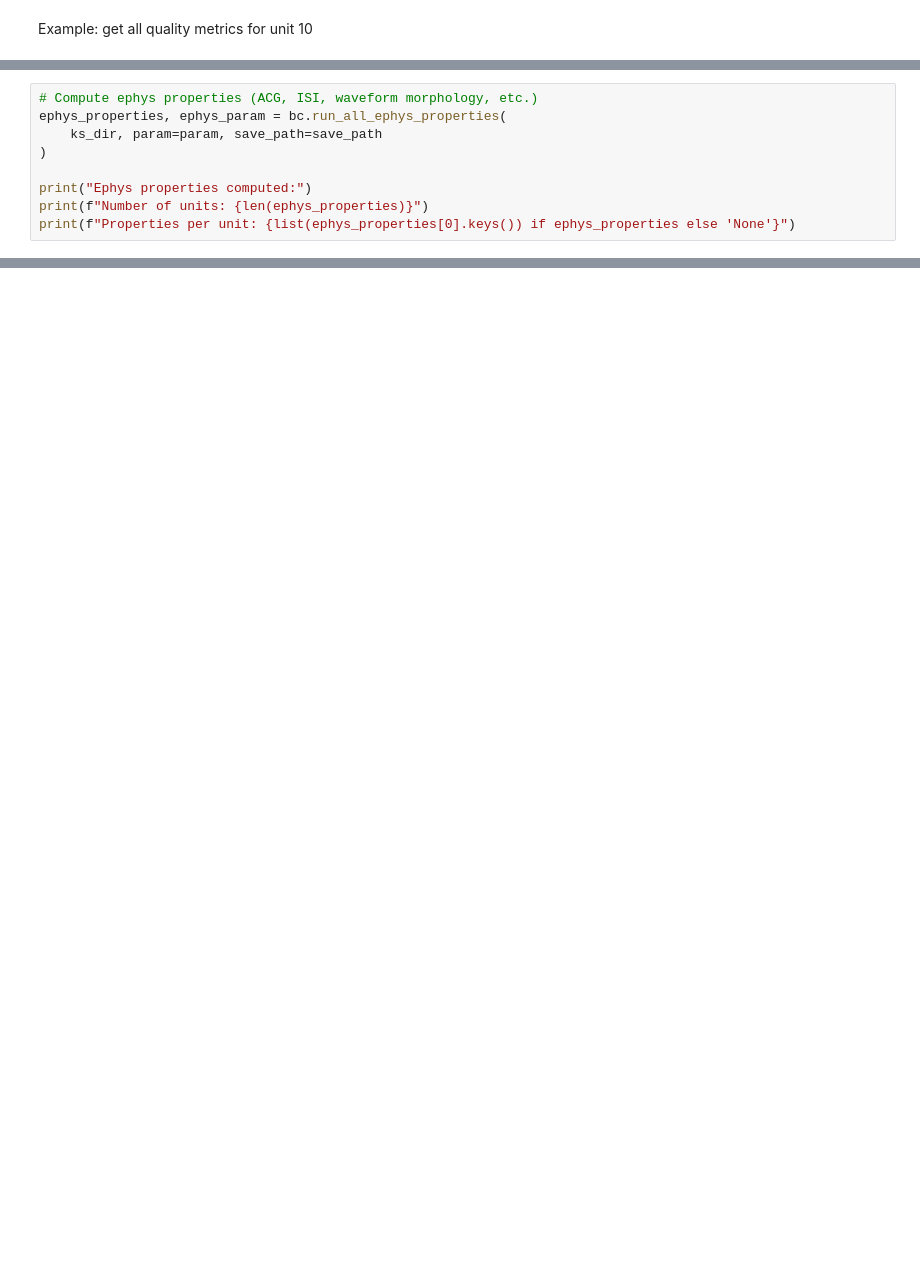
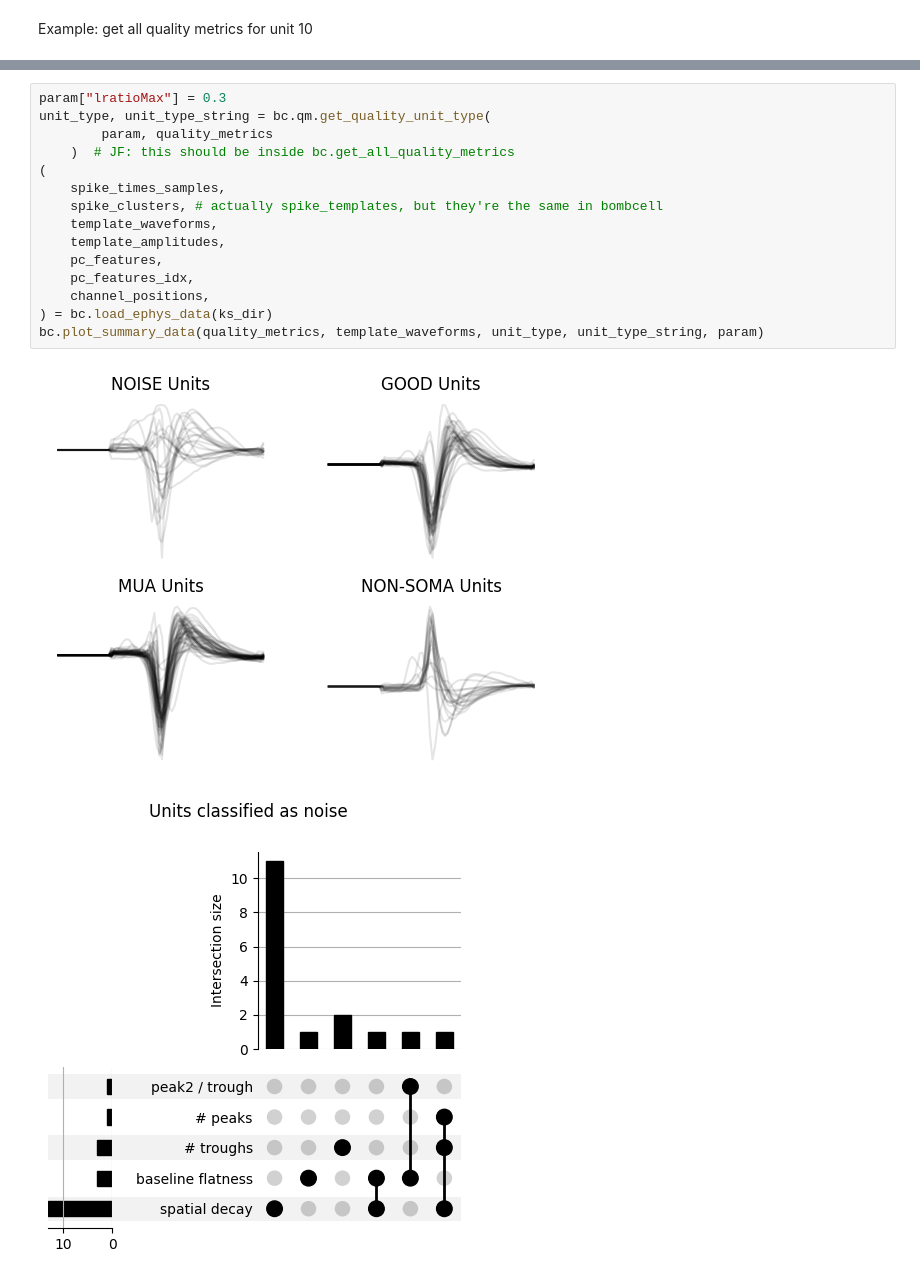
Before and after one commit to Julie-Fabre/bombcell, a Jupyter notebook: pyBombCell/Demos/BC_demo.ipynb, the cells around one changed output, grey strips where cells are left out. Cells and saved outputs as stored; diff of their text form; blank space fills up the shorter version.

```diff
--- a/pyBombCell/Demos/BC_demo.ipynb
+++ b/pyBombCell/Demos/BC_demo.ipynb
@@ -164,9 +173,0 @@ Example: get all quality metrics for unit 10
-# %%
-# Compute ephys properties (ACG, ISI, waveform morphology, etc.)
-ephys_properties, ephys_param = bc.run_all_ephys_properties(
-    ks_dir, param=param, save_path=save_path
-)
-
-print("Ephys properties computed:")
-print(f"Number of units: {len(ephys_properties)}")
-print(f"Properties per unit: {list(ephys_properties[0].keys()) if ephys_properties else 'None'}")
@@ -317,0 +182,18 @@ quality_metrics_table.loc[units == u, :]
+# %%
+param["lratioMax"] = 0.3
+unit_type, unit_type_string = bc.qm.get_quality_unit_type(
+        param, quality_metrics
+    )  # JF: this should be inside bc.get_all_quality_metrics
+(
+    spike_times_samples,
+    spike_clusters, # actually spike_templates, but they're the same in bombcell
+    template_waveforms,
+    template_amplitudes,
+    pc_features,
+    pc_features_idx,
+    channel_positions,
+) = bc.load_ephys_data(ks_dir)
+bc.plot_summary_data(quality_metrics, template_waveforms, unit_type, unit_type_string, param)
+# %% [output]
+[figure, added]
+[figure, added]
```
Also changed, not shown: parts of 35 cells of this notebook, 27 other files.
